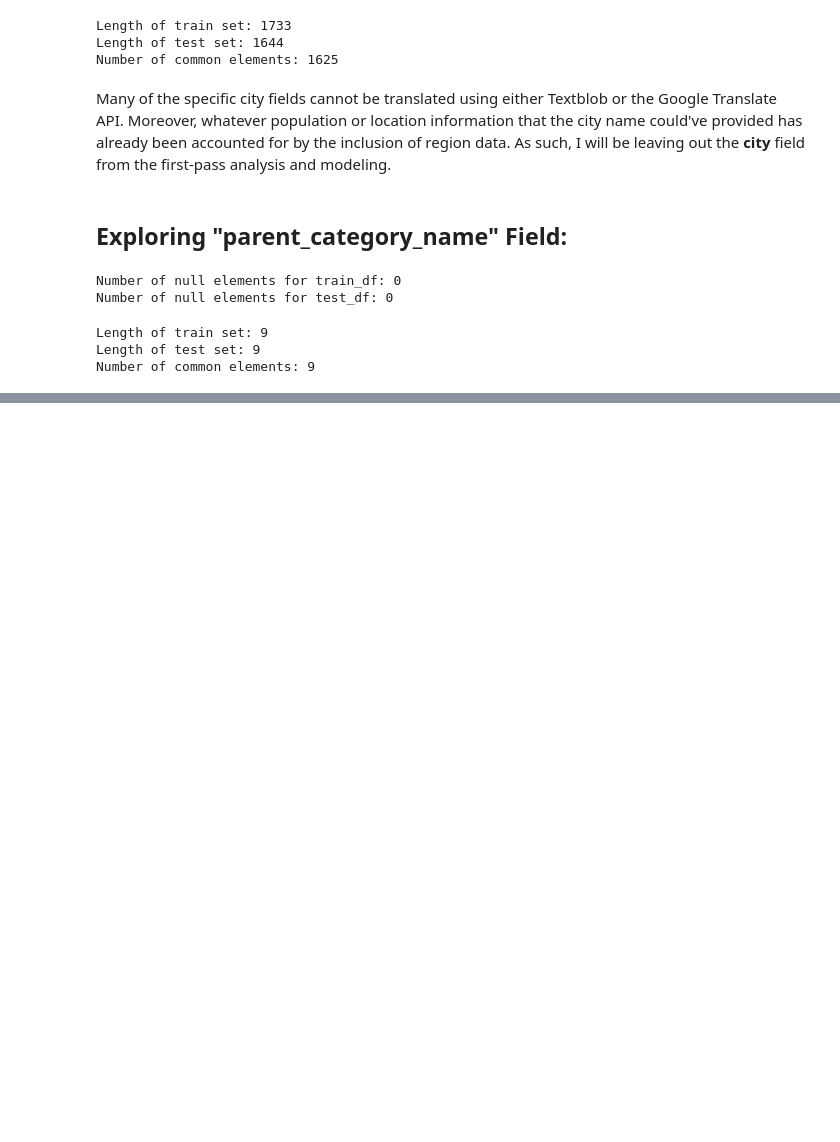
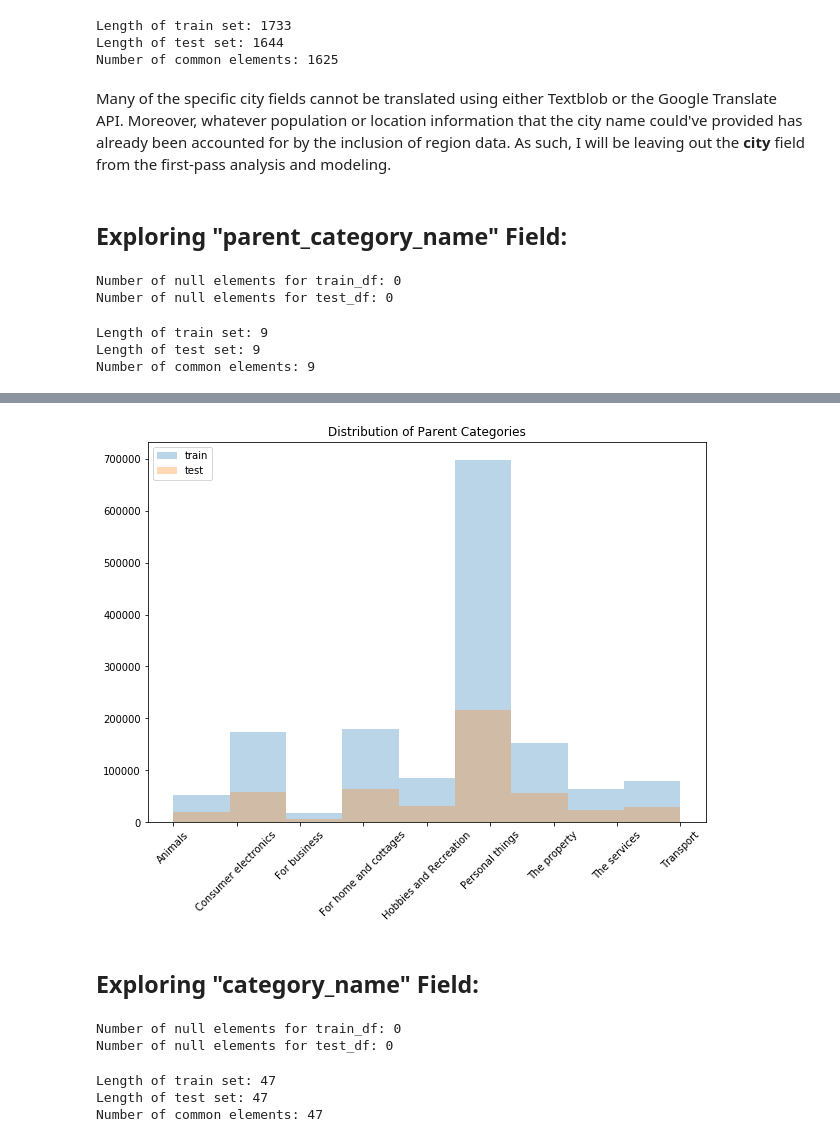
Before and after one commit to gestalt-howard/avito-demand-prediction, a Jupyter notebook: scripts/Stage_0_Data_Exploration.ipynb, the cells around one changed output, grey strips where cells are left out. Drawn from its saved outputs; the diff is of its cells as text; code cells hidden in the pictures; blank space fills up the shorter version.

```diff
--- a/scripts/Stage_0_Data_Exploration.ipynb
+++ b/scripts/Stage_0_Data_Exploration.ipynb
@@ -251,0 +253,7 @@ Number of common elements: 9
+# %%
+# Get translations of parent category fields
+pcn_translated = [translate_to_english(x) for x in pcn_intersect]
+pprint.pprint(pcn_translated)
+pcn_dictionary = {}
+for i, categ in enumerate(pcn_intersect):
+    pcn_dictionary[categ] = pcn_translated[i]
@@ -251,0 +270,14 @@ Number of common elements: 9
+# %%
+translated_train_pcn = [pcn_dictionary[x] for x in train_df.parent_category_name.values]
+translated_test_pcn = [pcn_dictionary[x] for x in test_df.parent_category_name.values]
+# %%
+num_bins = len(pcn_translated)
+plt.figure(figsize=(10, 7))
+plt.hist(translated_train_pcn, alpha=0.3, label='train', bins=num_bins)
+plt.hist(translated_test_pcn, alpha=0.3, label='test', bins=num_bins)
+plt.legend(loc='upper left')
+plt.title('Distribution of Parent Categories')
+plt.xticks(rotation=45)
+plt.show()
+# %% [output]
+[figure, added]
@@ -251,0 +288,15 @@ Number of common elements: 9
+# %% [markdown]
+## Exploring "category_name" Field:
+# %%
+print 'Number of null elements for train_df:', train_df.category_name.isnull().sum()
+print 'Number of null elements for test_df:', test_df.category_name.isnull().sum()
+# %% [output]
+Number of null elements for train_df: 0
+Number of null elements for test_df: 0
+# %%
+categ_trainset, categ_testset, categ_intersect = compare_similarity(train_df.category_name.values,
+                                                                    test_df.category_name.values)
+# %% [output]
+Length of train set: 47
+Length of test set: 47
+Number of common elements: 47
```
Also changed, not shown: parts of 8 cells of this notebook.
